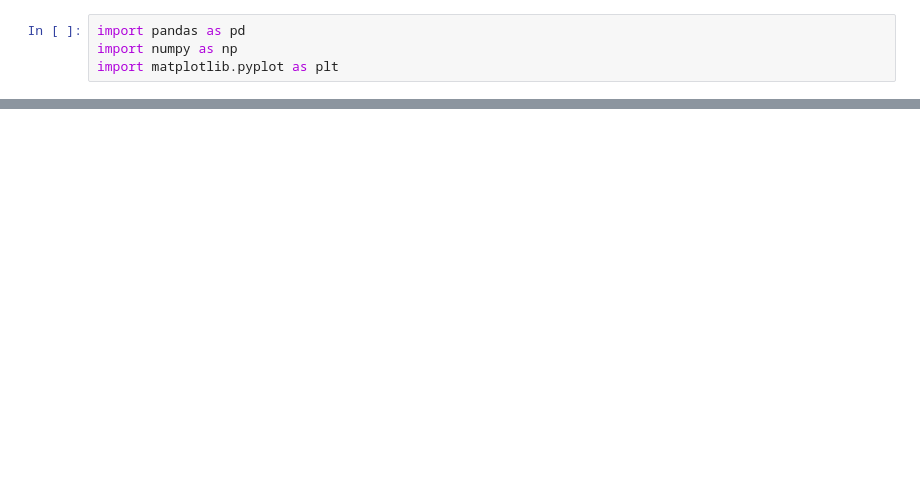
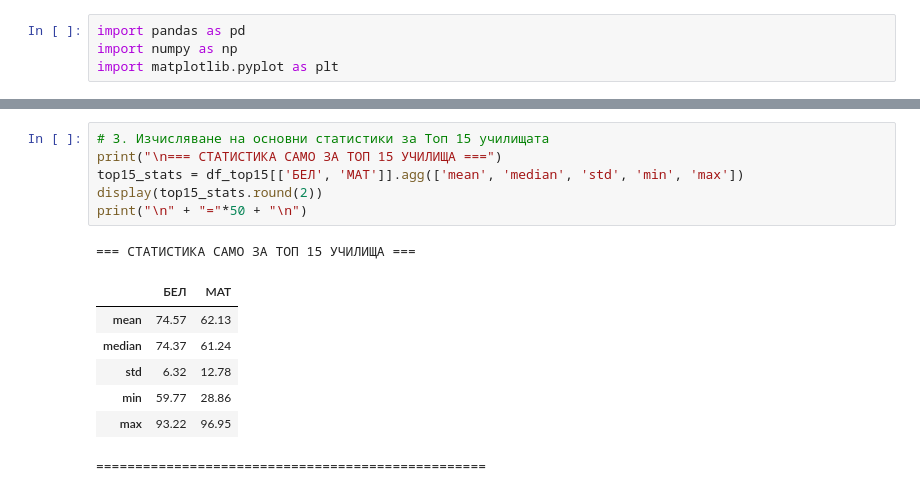
Before and after one commit to MariaDimitrova29/Math-concepts-Exam-project, a Jupyter notebook: varna_schools_analysis.ipynb, the cells around one changed output, grey strips where cells are left out. Drawn from its saved outputs; the diff is of its cells as text; blank space fills up the shorter version.

```diff
--- a/varna_schools_analysis.ipynb
+++ b/varna_schools_analysis.ipynb
@@ -50,0 +66,15 @@ print(f"\nФилтриран датасет за топ 15 училища бро
+# %%
+# 3. Изчисляване на основни статистики за Топ 15 училищата
+print("\n=== СТАТИСТИКА САМО ЗА ТОП 15 УЧИЛИЩА ===")
+top15_stats = df_top15[['БЕЛ', 'МАТ']].agg(['mean', 'median', 'std', 'min', 'max'])
+display(top15_stats.round(2))
+print("\n" + "="*50 + "\n")
+# %% [output]
+=== СТАТИСТИКА САМО ЗА ТОП 15 УЧИЛИЩА ===
+|  | БЕЛ | МАТ |
+| mean | 74.57 | 62.13 |
+| median | 74.37 | 61.24 |
+| std | 6.32 | 12.78 |
+| min | 59.77 | 28.86 |
+| max | 93.22 | 96.95 |
+==================================================
```
Also changed, not shown: parts of 5 cells of this notebook, 1 other file.
